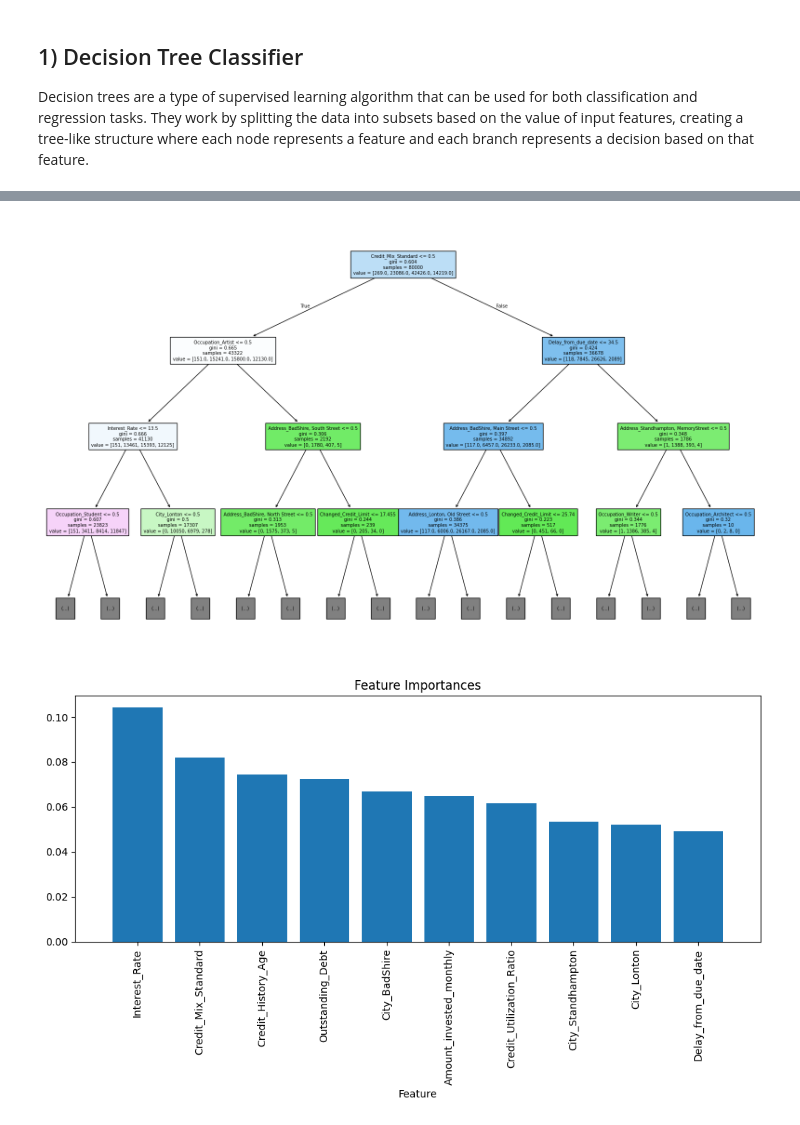
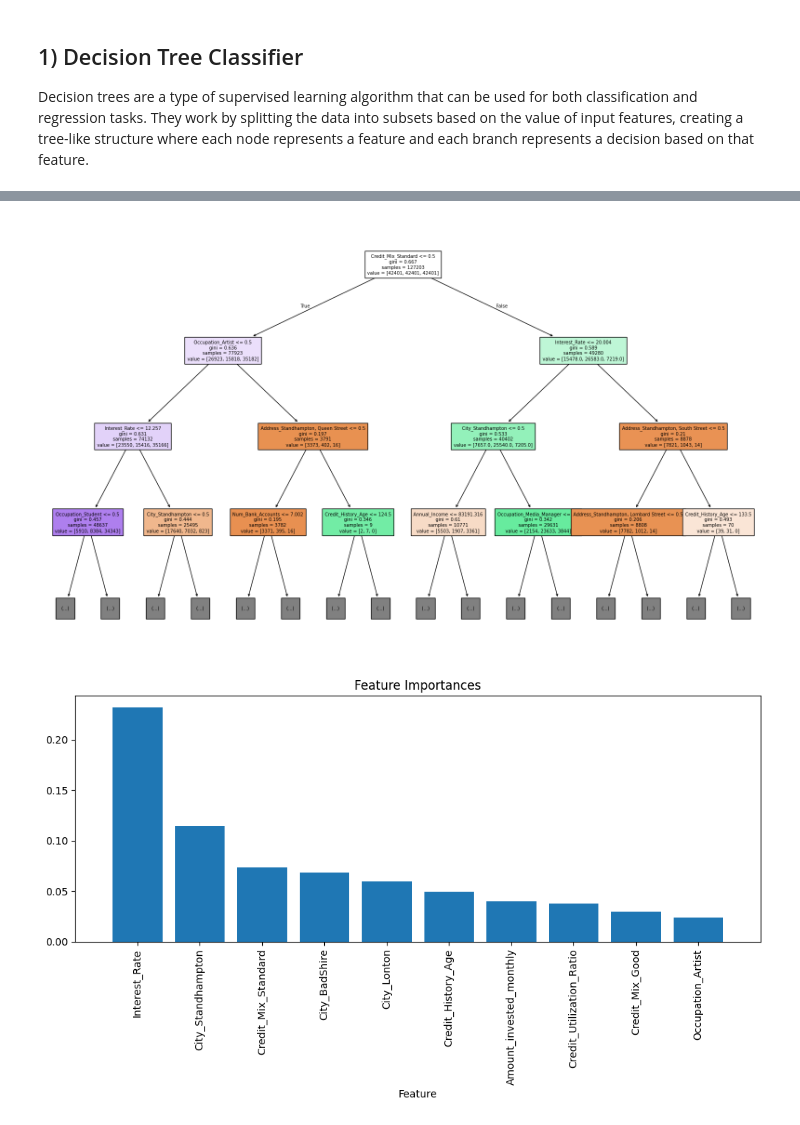
Before and after one commit to lelloxx/Advanced_Coding_Project_LUISS_2024-25, a Jupyter notebook: model.ipynb, the cells around one changed output, grey strips where cells are left out. Saved outputs shown, nothing was run; the diff lists cells and outputs as text; code cells hidden in the pictures.

Commit message:
oversampling e drop class 0 - file model

```diff
--- a/model.ipynb
+++ b/model.ipynb
@@ -28,4 +45,14 @@ X = pd.get_dummies(X)
 
 # Split into training and test sets
 X_train, X_test, y_train, y_test = train_test_split(X, y, test_size=0.2, random_state=42)
+# %%
+# 4.1 – calcoliamo quante osservazioni ha la classe di maggioranza
+maj_size = y_train.value_counts().max()
+
+# 4.2 – facciamo in modo che TUTTE le altre classi vengano portate a quella taglia
+smote = SMOTE(
+    sampling_strategy='not majority',  # ovvero: oversampla tutte tranne la più grande
+    k_neighbors=5,                     # riduci a 3 se le classi 0/3 hanno < 5 es.
+    random_state=42
+)
 # %%
@@ -62,0 +72,12 @@ Accuracy:
+# %%
+clf = DecisionTreeClassifier(random_state=42, max_features=10)
+
+pipe = Pipeline([
+    ('smote', smote),        # <-- viene applicato SOLO sul training interno di CV
+    ('model', clf)
+])
+
+cv = StratifiedKFold(n_splits=5, shuffle=True, random_state=42)
+scores = cross_val_score(pipe, X_train, y_train,
+                         cv=cv, scoring='f1_macro')   # macro = pesa tutte le classi uguale
+print(f"F1-macro medio CV: {scores.mean():.3f} ± {scores.std():.3f}")
@@ -62,0 +86,8 @@ Accuracy:
+# %%
+pipe.fit(X_train, y_train)
+y_pred = pipe.predict(X_test)
+
+print("Confusion matrix:")
+print(confusion_matrix(y_test, y_pred))
+print("\nClassification report:")
+print(classification_report(y_test, y_pred))
@@ -63,26 +110,29 @@ Accuracy:
+# %%
+tree_model = pipe.named_steps['model']   # perché nello step l’hai chiamato 'model'
+# oppure: tree_model = pipe['model']
 # %%
 # Visualizing the Decision Tree with a maximum depth of 3
 from sklearn.tree import plot_tree
 plt.figure(figsize=(20, 12))  # Increased figure size for better readability
 plt.title("Decision Tree Visualization (max_depth=3)", fontsize=16)
-plot_tree(decision_tree_model, filled=True, feature_names=X.columns, max_depth=3, fontsize=7)
+plot_tree(tree_model, filled=True, feature_names=X.columns, max_depth=3, fontsize=7)
 plt.show()
 
 # Feature Importance
-importances = decision_tree_model.feature_importances_
+importances = tree_model.feature_importances_
 indices = np.argsort(importances)[::-1]
 features = X.columns[indices]
 importances = importances[indices]
 
 # Plotting the feature importances (top 10)
 plt.figure(figsize=(10, 6))
 plt.title("Feature Importances")
 plt.bar(range(10), importances[:10], align='center')
 plt.xticks(range(10), features[:10], rotation=90)
 plt.xlim([-1, 10])
 plt.xlabel("Feature")
 plt.tight_layout()
 plt.show()
 # %% [output]
-[figure, old version]
+[figure, new version]
-[figure, old version]
+[figure, new version]
```
Also changed, not shown: parts of 6 cells of this notebook.
